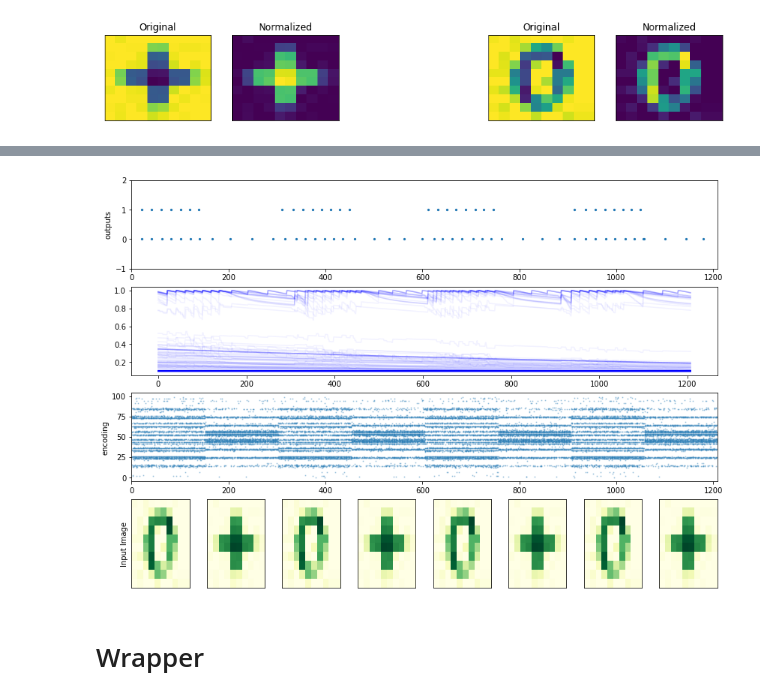
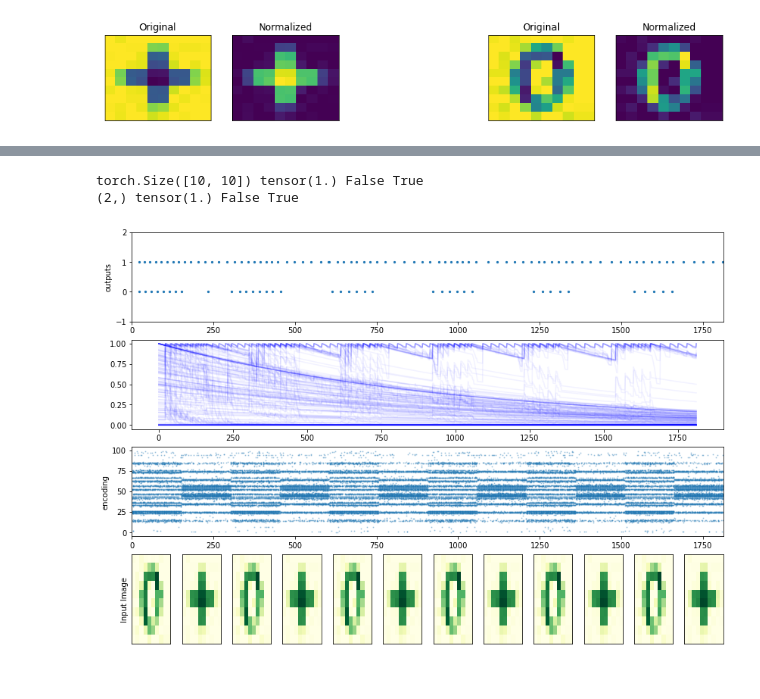
Before and after one commit to cnrl/Spiral, a Jupyter notebook: main.ipynb, the cells around one changed output, grey strips where cells are left out. Saved outputs shown, nothing was run; the diff lists cells and outputs as text; code cells hidden in the pictures.

```diff
--- a/main.ipynb
+++ b/main.ipynb
@@ -876,0 +905,23 @@ Network(
+# %%
+net = Network(dt=1.)
+net += PoissonEncoder('encoder', shape=im1.shape, max_input=255)
+net += LIFPopulation('output', (2,))
+net += (
+    SimpleSynapseSet(connectivity=dense_connectivity())
+) |FROM| (
+    SimpleAxonSet(scale=5)
+    |OF| net['encoder']
+) |TO| (
+    SimpleDendriteSet(w=norm_initialization(w_std=.5))
+    |OF| net['output']
+) |FOLLOWING| (
+    SimpleWeightDecayLRE(decay=0.001) +\
+    FlatSTDP(
+         pre_time=20.,
+         post_time=20.,
+         ltp_wdlr=stdp_wdlr(.1),
+         ltd_wdlr=stdp_wdlr(.1)
+        )
+)
+net.reset()
+print(net)
@@ -877,35 +939,37 @@ Network(
 # %%
 time = 150
+steps = 12
 
 monitor = Monitor(net, state_calls={
-    'encoder_spikes': encoder.spikes,
-    'output_spikes': output.spikes,
+    'encoder_spikes': net['encoder'].spikes,
+    'output_spikes': net['output'].spikes,
 }, time=time)
-dendrite_monitor = Monitor(dendrite, state_variables=['w'])
+dendrite_monitor = Monitor(net[[['encoder_axon_0-output_dendrite_0']]].dendrite, state_variables=['w'])
 monitor.reset(), dendrite_monitor.reset()
 
 net.reset()
 ims = [im1,im2]
-for i in range(8):
-    encoder.encode(ims[i%2==0])
+for i in range(steps):
+    net['encoder'].encode(ims[i%2==0])
     monitor.simulate(net.run, attendance=[dendrite_monitor], reset=False)
+# %% [output]
+torch.Size([10, 10]) tensor(1.) False True
+(2,) tensor(1.) False True
 # %%
 plt.figure(figsize=(14,10))
 p = Plotter([
-    ['output']*8,
-    ['weights']*8,
-    ['encode']*8,
-    [f'im{i}' for i in range(8)],
+    ['output']*steps,
+    ['weights']*steps,
+    ['encode']*steps,
+    [f'im{i}' for i in range(steps)],
 ], monitor=monitor, wspace=0.3)
-for i in range(8):
+for i in range(steps):
     y_label = "Input Image" if i==0 else ""
     p.imshow(f'im{i}', ims[i%2==0], y_label=y_label, cmap='YlGn', interpolation='nearest')
 p.population_activity_raster('encode', y='encoder_spikes', y_label='encoding', alpha=.3)
 p.population_plot('weights', y='w', y_label="weights", monitor=dendrite_monitor, aggregation=None,
                   population_alpha=.05)
 p.population_activity_raster('output', y='output_spikes', y_label='outputs', s=5, y_lim=(-1,2))
 p.show()
 # %% [output]
-[figure, old version]
+[figure, new version]
-# %% [markdown]
-# Wrapper
```
Also changed, not shown: parts of 52 cells of this notebook, 14 other files.
